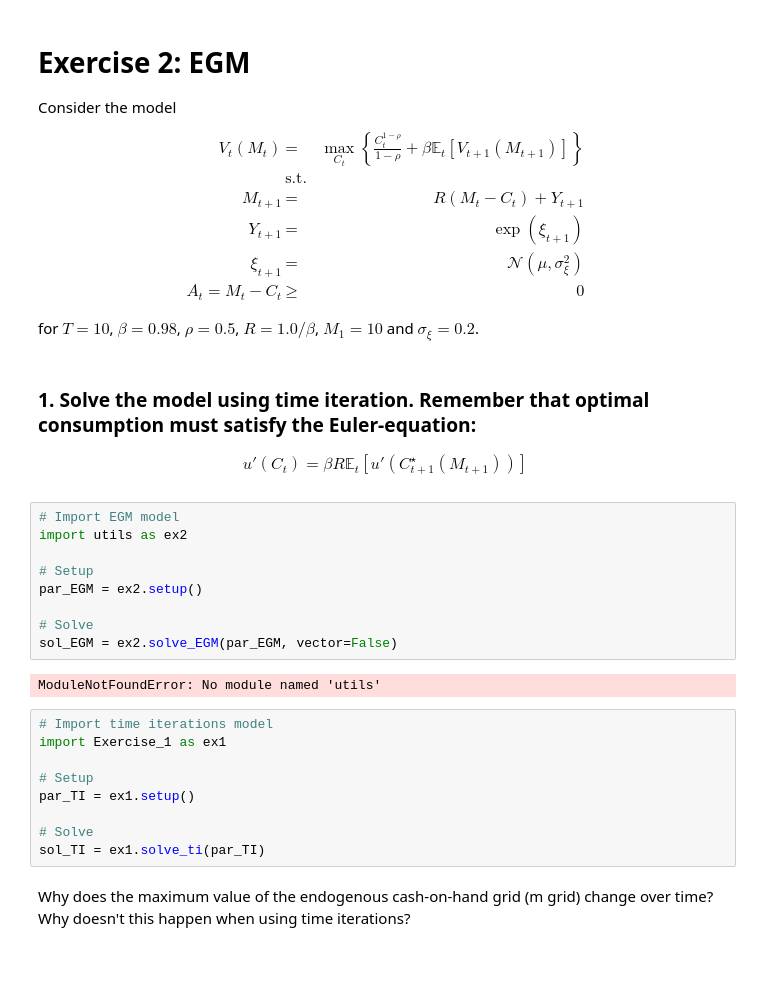
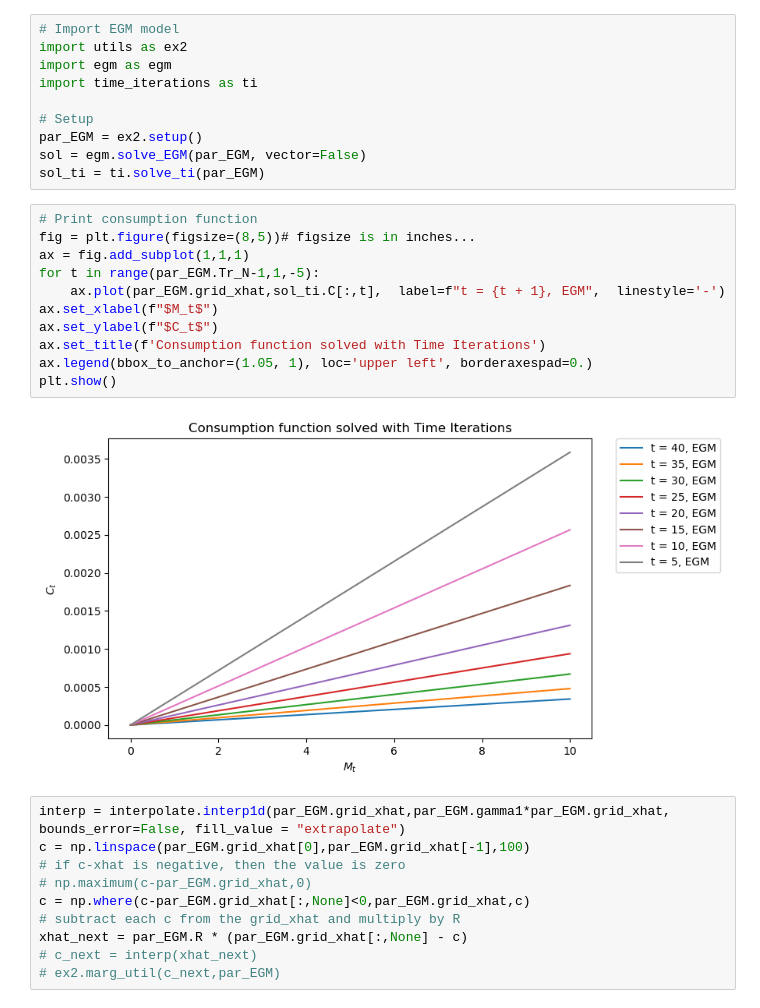
Before and after one commit to AsFyhn/DP-life-cycle, a Jupyter notebook: 02_EGM.ipynb, the cells around one changed output. Cells and saved outputs as stored; diff of their text form; blank space fills up the shorter version.

Commit message:
added some code to time_interation. Now we only need to make the consumption have kinks

```diff
--- a/02_EGM.ipynb
+++ b/02_EGM.ipynb
@@ -10,44 +12,36 @@ The autoreload extension is already loaded. To reload it, use:
-# %% [markdown]
-# Exercise 2: EGM
-
-Consider the model
-$$\begin{align*}
-V_{t}(M_{t}) & = & \max_{C_{t}}\left\{ \frac{C_{t}^{1-\rho}}{1-\rho}+\beta\mathbb{E}_{t}\left[V_{t+1}(M_{t+1})\right]\right\} \\
- & \text{s.t.}\\
-M_{t+1} & = & R(M_{t}-C_{t})+Y_{t+1}\\
-Y_{t+1} & = & \exp(\xi_{t+1})\\
-\xi_{t+1} & = & \mathcal{N}(\mu,\sigma_{\xi}^{2})\\
-A_{t}=M_{t}-C_{t} & \geq & 0
-\end{align*}$$
-
-for $T=10$, $\beta=0.98$, $\rho=0.5$, $R=1.0/\beta$, $M_1=10$ and $\sigma_{\xi}=0.2$.
-# %% [markdown]
-### 1. Solve the model using time iteration. Remember that optimal consumption must satisfy the Euler-equation:
-$$\begin{align*}
-u'(C_t) = \beta R \mathbb{E}_t[u'(C_{t+1}^{\star}(M_{t+1}))]
-\end{align*}$$
 # %%
 # Import EGM model
 import utils as ex2
+import egm as egm
+import time_iterations as ti
 
 # Setup
 par_EGM = ex2.setup()
-
-# Solve
-sol_EGM = ex2.solve_EGM(par_EGM, vector=False)
+sol = egm.solve_EGM(par_EGM, vector=False)
+sol_ti = ti.solve_ti(par_EGM)
-# %% [output]
-ModuleNotFoundError: No module named 'utils'
-# %%
-# Import time iterations model
-import Exercise_1 as ex1
-
-# Setup
-par_TI = ex1.setup()
-
-# Solve
-sol_TI = ex1.solve_ti(par_TI)
-# %% [markdown]
-Why does the maximum value of the endogenous cash-on-hand grid (m grid) change over time? Why doesn't this happen when using time iterations?
+# %%
+# Print consumption function
+fig = plt.figure(figsize=(8,5))# figsize is in inches...
+ax = fig.add_subplot(1,1,1)
+for t in range(par_EGM.Tr_N-1,1,-5):
+    ax.plot(par_EGM.grid_xhat,sol_ti.C[:,t],  label=f"t = {t + 1}, EGM",  linestyle='-')
+ax.set_xlabel(f"$M_t$")
+ax.set_ylabel(f"$C_t$")
+ax.set_title(f'Consumption function solved with Time Iterations')
+ax.legend(bbox_to_anchor=(1.05, 1), loc='upper left', borderaxespad=0.)
+plt.show()
+# %% [output]
+[figure, added]
+# %%
+interp = interpolate.interp1d(par_EGM.grid_xhat,par_EGM.gamma1*par_EGM.grid_xhat, bounds_error=False, fill_value = "extrapolate")
+c = np.linspace(par_EGM.grid_xhat[0],par_EGM.grid_xhat[-1],100)
+# if c-xhat is negative, then the value is zero
+# np.maximum(c-par_EGM.grid_xhat,0)
+c = np.where(c-par_EGM.grid_xhat[:,None]<0,par_EGM.grid_xhat,c)
+# subtract each c from the grid_xhat and multiply by R
+xhat_next = par_EGM.R * (par_EGM.grid_xhat[:,None] - c)
+# c_next = interp(xhat_next)
+# ex2.marg_util(c_next,par_EGM)
 # %%
 # Print consumption function
 fig = plt.figure(figsize=(8,5))# figsize is in inches...
```
Also changed, not shown: parts of 6 cells of this notebook, 2 other files.
